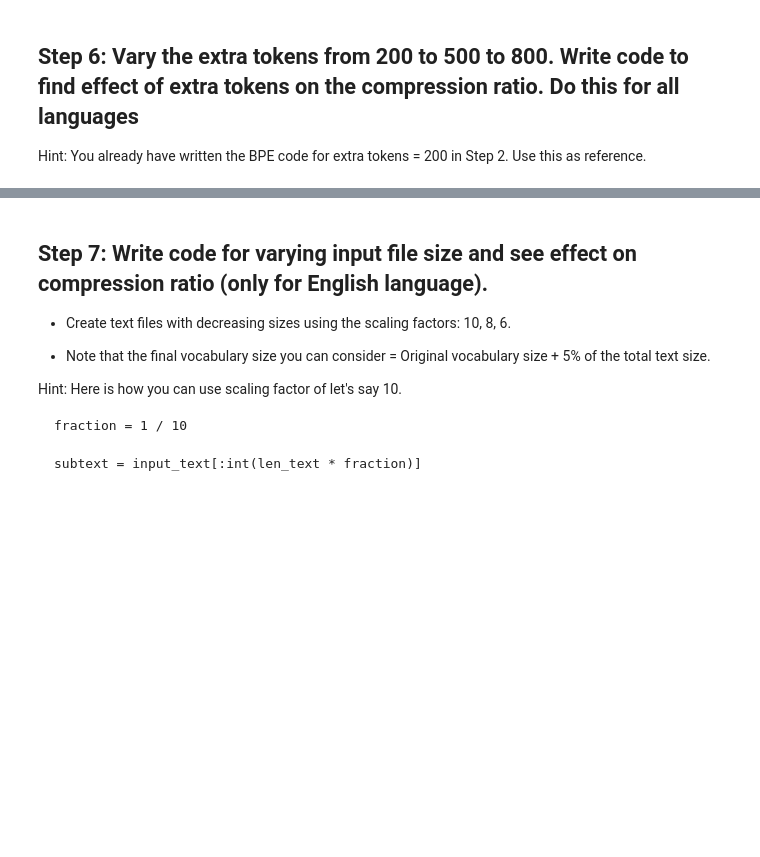
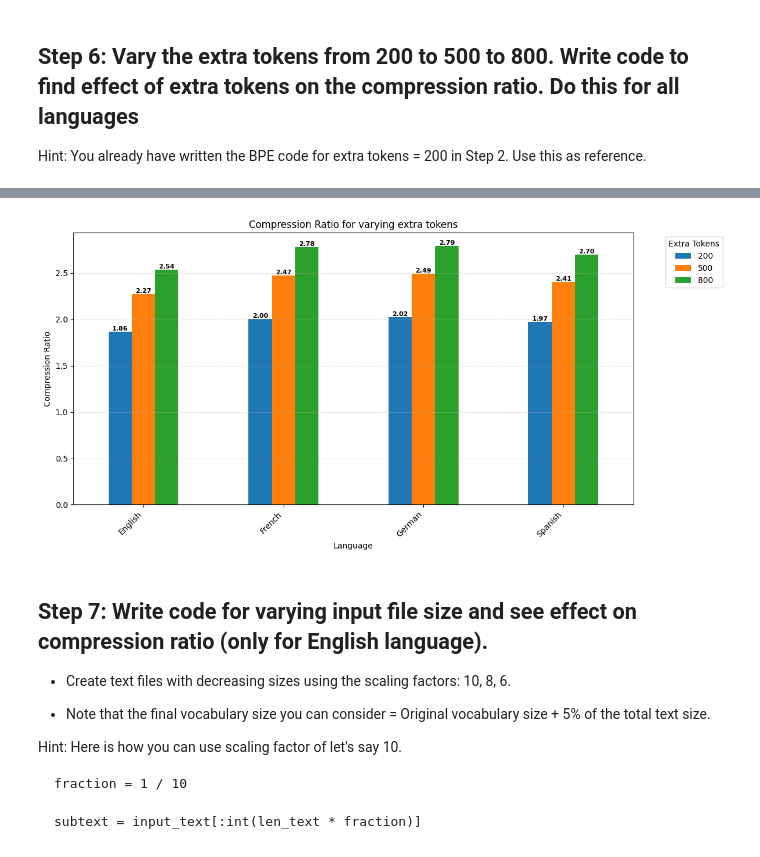
Before and after one commit to amankiitg/GenAI, a Jupyter notebook: Take_Home_Assignment_BPE_Compression_Ratio_Comparison_Notebook.ipynb, the cells around one changed output, grey strips where cells are left out. Saved outputs shown, nothing was run; the diff lists cells and outputs as text; code cells hidden in the pictures; blank space fills up the shorter version.

```diff
--- a/Take_Home_Assignment_BPE_Compression_Ratio_Comparison_Notebook.ipynb
+++ b/Take_Home_Assignment_BPE_Compression_Ratio_Comparison_Notebook.ipynb
@@ -275,31 +295,35 @@ Total number of character: 1115394
 # %%
+df_comp_all = pd.DataFrame(final1,columns=[200,500,800],index=lang_list)
+
 ax = df_comp_all.plot(kind='bar', figsize=(12, 6))
 
 # Add value labels on top of bars
 for container in ax.containers:
     ax.bar_label(container, fmt='%.2f', fontsize=8, fontweight='bold')
 
 # Set x-axis label
 plt.xlabel("Language")
 
 # Rotate x-axis labels for better readability
 plt.xticks(rotation=45, ha='right')
 
 # Set title
 plt.title("Compression Ratio for varying extra tokens")
 
 # Add legend with better positioning
 plt.legend(title="Extra Tokens", bbox_to_anchor=(1.05, 1), loc='upper left')
 
 # Add y-axis label for clarity
 plt.ylabel("Compression Ratio")
 
 # Add grid for better readability
 plt.grid(axis='y', linestyle='--', alpha=0.4)
 
 # Ensure everything fits nicely
 plt.tight_layout()
 plt.show()
+# %% [output]
+[figure, added]
 # %% [markdown]
 ## Step 7: Write code for varying input file size and see effect on compression ratio (only for English language).
 
```
Also changed, not shown: parts of 3 cells of this notebook.
